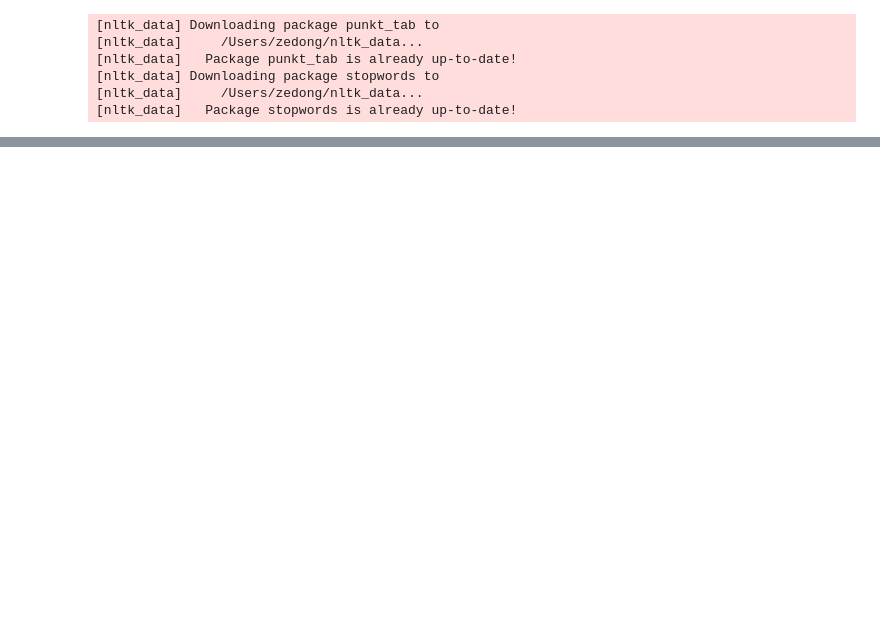
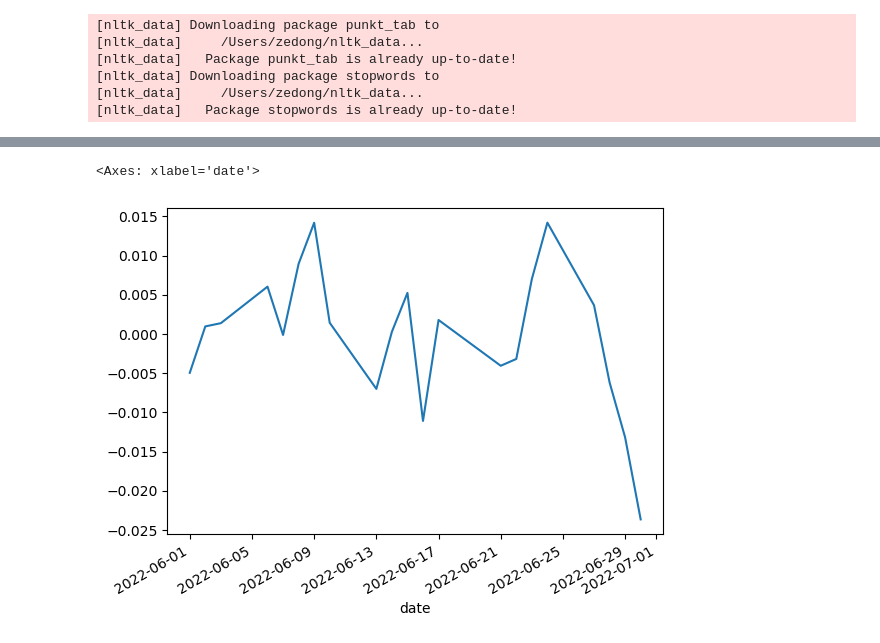
Before and after one commit to ZedongDaniel/capstone, a Jupyter notebook: nlp/test.ipynb, the cells around one changed output, grey strips where cells are left out. Cells and saved outputs as stored; diff of their text form; code cells hidden in the pictures; blank space fills up the shorter version.

```diff
--- a/nlp/test.ipynb
+++ b/nlp/test.ipynb
@@ -70,0 +153,5 @@ words.generate_word_cloud("Consumer Discretionary")
+# %%
+abnormal_cret.loc[:, "Consumer Discretionary"].plot()
+# %% [output]
+<Axes: xlabel='date'>
+[figure, added]
```
Also changed, not shown: parts of 15 cells of this notebook, 2 other files.
